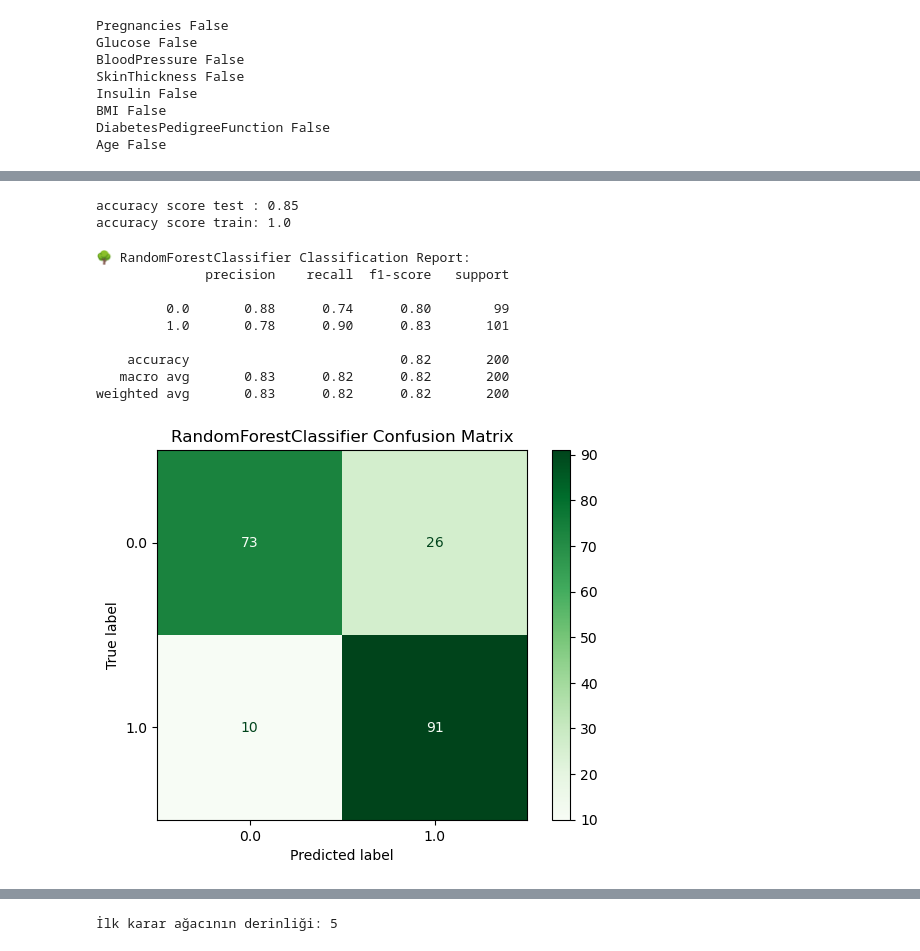
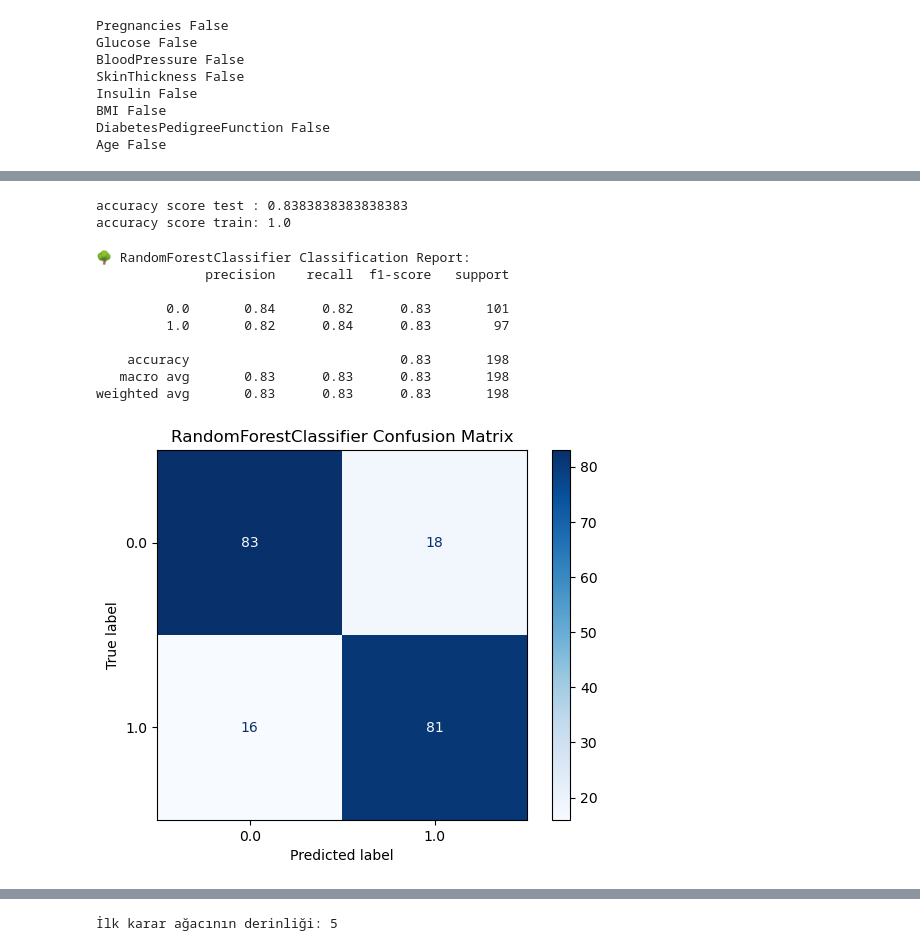
Before and after one commit to Metin323/SugerCoded, a Jupyter notebook: SugarCoded_Özetlenmiş.ipynb, the cells around one changed output, grey strips where cells are left out. Cells and saved outputs as stored; diff of their text form; code cells hidden in the pictures.

```diff
--- a/SugarCoded_Özetlenmiş.ipynb
+++ b/SugarCoded_Özetlenmiş.ipynb
@@ -194,0 +189,4 @@ df.shape
+# %%
+# Her satırdaki boş değer sayısı
+df['Eksik_Deger_Sayisi'] = df.isnull().sum(axis=1)
+print(df.sort_values('Eksik_Deger_Sayisi', ascending=False).head(10))
@@ -194,0 +205,5 @@ df.shape
+# %%
+#tahmin düzeyi zorlaştığı ve çok fazla olmadığı için 4 farklı kolonda null verisi olan 7 satırı sildim
+df = df[df.isnull().sum(axis=1) != 4]
+# %%
+df.drop("Eksik_Deger_Sayisi", axis=1, inplace=True)
@@ -222,6 +241,9 @@ DiabetesPedigreeFunction    0
 Age                         0
 Outcome                     0
 dtype: int64
+# %%
+# BMI ile Insulin feture oluşturma
+df["NEW_BMI*Insulin"] = df['BMI']*df['Insulin']
 # %%
 # outlier eşiğini belirliyoruz
 def outlier_thresholds(dataframe, col_name, q1=0.25, q3=0.75):
@@ -409,44 +433,44 @@ rand_score_train=et_model.score(X_train, y_train)
 print("accuracy score test :",rand_score_test)
 print("accuracy score train:",rand_score_train)
 # %% [output]
-accuracy score test : 0.85
+accuracy score test : 0.8383838383838383
 accuracy score train: 1.0
 # %%
 from sklearn.ensemble import RandomForestClassifier
 from sklearn.metrics import classification_report, ConfusionMatrixDisplay
 import matplotlib.pyplot as plt
 
 # 1. RandomForestClassifier modelini oluştur
 rf_model = RandomForestClassifier(random_state=42)
 
 # 2. Modeli eğitim verisiyle eğit
 rf_model.fit(X_train, y_train)
 y_pred_train = rf_model.predict(X_train)
 
 # 3. Test verisi ile tahmin yap
 y_pred_rf = rf_model.predict(X_test)
 
 # 4. Sınıflandırma raporunu yazdır
 print("🌳 RandomForestClassifier Classification Report:")
 print(classification_report(y_test, y_pred_rf, digits=2))
 
 # 5. Confusion Matrix'i çiz
 ConfusionMatrixDisplay.from_predictions(
-    y_test, y_pred_rf, cmap="Greens", values_format="d"
+    y_test, y_pred_rf, cmap="Blues", values_format="d"
 )
 plt.title("RandomForestClassifier Confusion Matrix")
 plt.show()
 # %% [output]
 🌳 RandomForestClassifier Classification Report:
               precision    recall  f1-score   support
 
-         0.0       0.88      0.74      0.80        99
-         1.0       0.78      0.90      0.83       101
+         0.0       0.84      0.82      0.83       101
+         1.0       0.82      0.84      0.83        97
 
-    accuracy                           0.82       200
-   macro avg       0.83      0.82      0.82       200
-weighted avg       0.83      0.82      0.82       200
+    accuracy                           0.83       198
+   macro avg       0.83      0.83      0.83       198
+weighted avg       0.83      0.83      0.83       198
-[figure, old version]
+[figure, new version]
 # %%
 pd.Series(rf_model.feature_importances_, index=X.columns).sort_values(ascending=False).plot(kind="barh", figsize=(10,6))
 plt.title("Feature Importances (Random Forest)")
```
Also changed, not shown: parts of 35 cells of this notebook.
